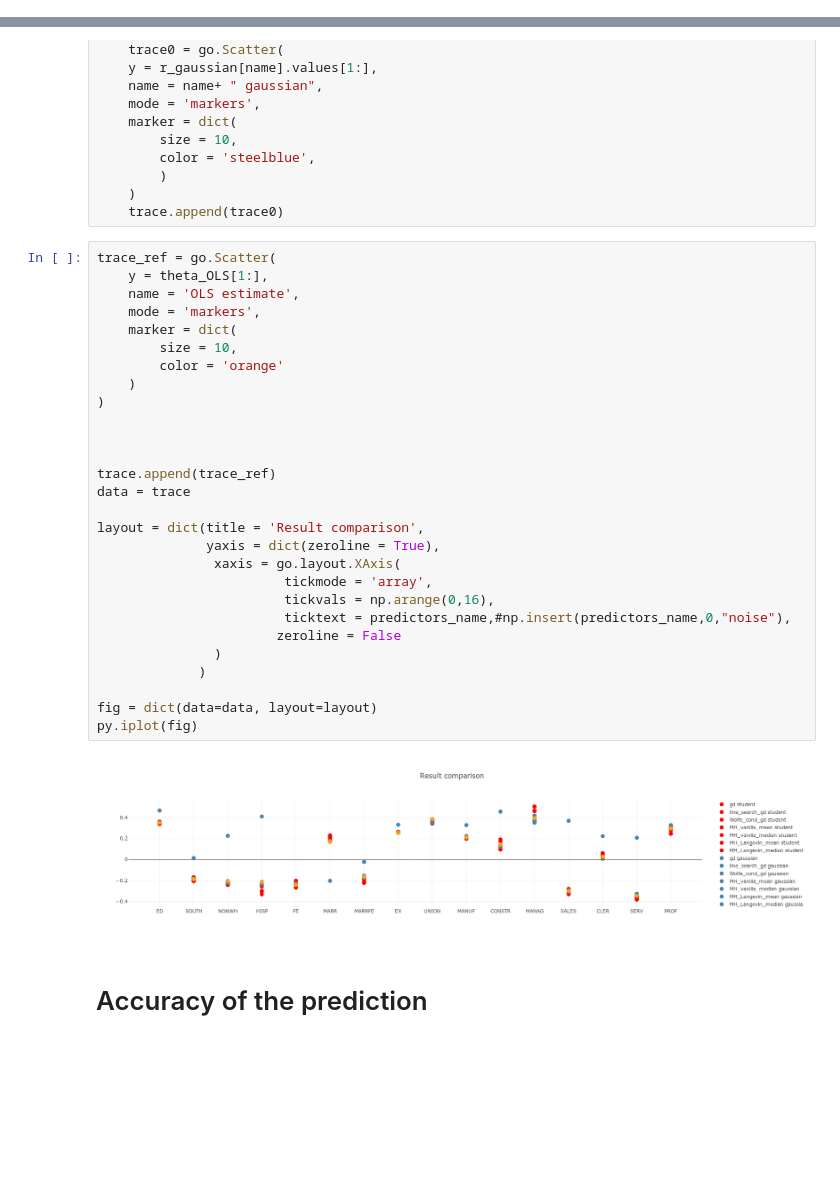
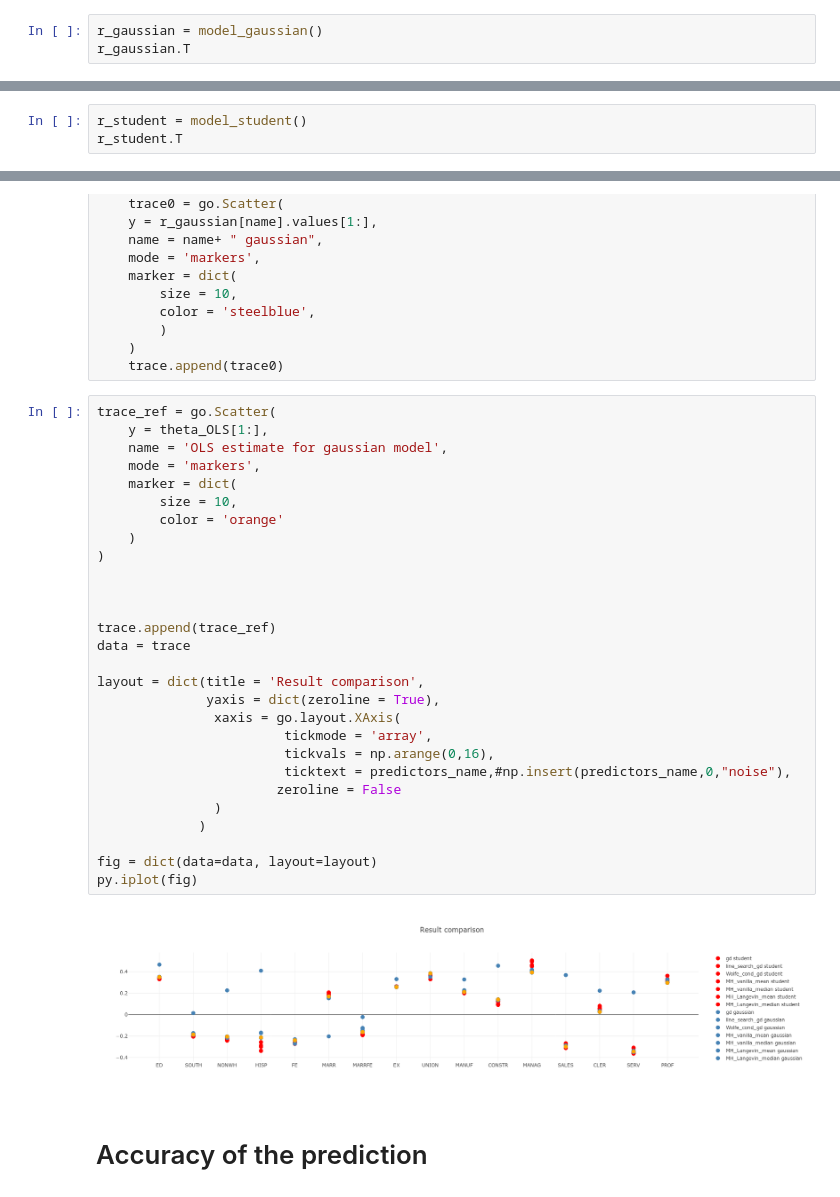
Before and after one commit to dufourc1/Bayesian_computation, a Jupyter notebook: testing.ipynb, the cells around one changed output, grey strips where cells are left out. Saved outputs shown, nothing was run; the diff lists cells and outputs as text; blank space fills up the shorter version.

```diff
--- a/testing.ipynb
+++ b/testing.ipynb
@@ -210,0 +186,3 @@ r_student.T
+# %%
+r_gaussian = model_gaussian()
+r_gaussian.T
@@ -210,0 +198,3 @@ r_student.T
+# %%
+r_student = model_student()
+r_student.T
@@ -235,33 +234,33 @@ for name in r_gaussian.columns:
 # %%
 trace_ref = go.Scatter(
     y = theta_OLS[1:],
-    name = 'OLS estimate',
+    name = 'OLS estimate for gaussian model',
     mode = 'markers',
     marker = dict(
         size = 10,
         color = 'orange'
     )
 )
 
 
 
 trace.append(trace_ref)
 data = trace
 
 layout = dict(title = 'Result comparison',
               yaxis = dict(zeroline = True),
                xaxis = go.layout.XAxis(
                         tickmode = 'array',
                         tickvals = np.arange(0,16),
                         ticktext = predictors_name,#np.insert(predictors_name,0,"noise"),
                        zeroline = False
                )
              )
 
 fig = dict(data=data, layout=layout)
 py.iplot(fig)
 # %% [output]
-[figure, old version]
+[figure, new version]
 # %% [markdown]
 # Accuracy of the prediction
 # %%
```
Also changed, not shown: parts of 22 cells of this notebook, 6 other files.
